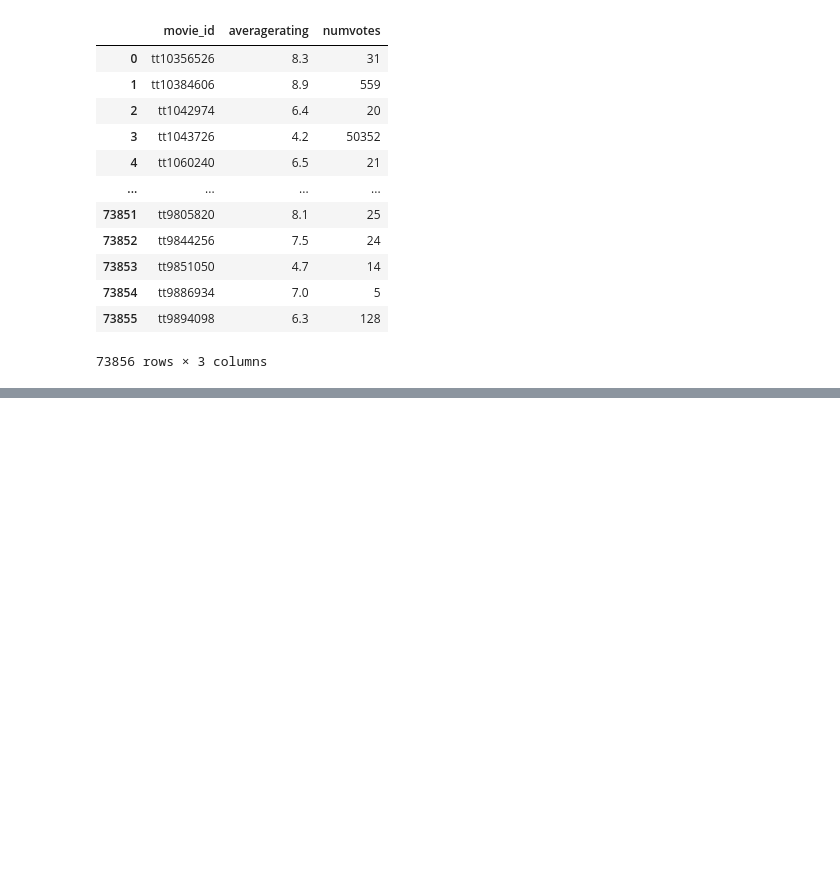
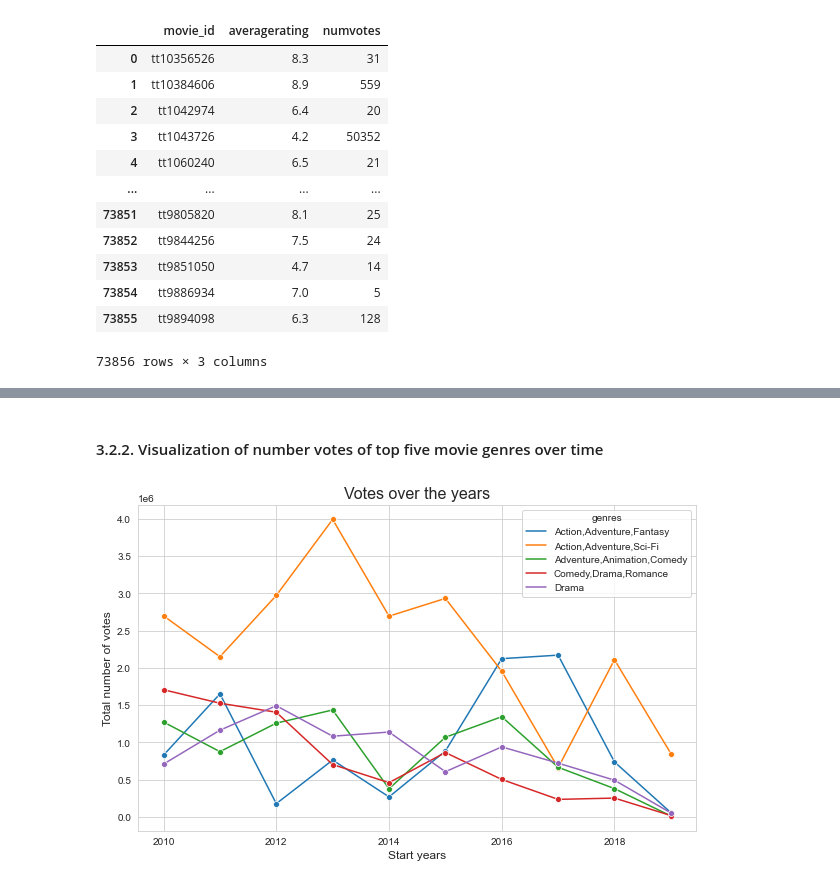
Before and after one commit to mkiganane20/Group3_Phase_Two_Project, a Jupyter notebook: group3_phase_two_project.ipynb, the cells around one changed output, grey strips where cells are left out. Cells and saved outputs as stored; diff of their text form; code cells hidden in the pictures; blank space fills up the shorter version.

```diff
--- a/group3_phase_two_project.ipynb
+++ b/group3_phase_two_project.ipynb
@@ -158,0 +202,15 @@ data
+# %%
+# Total number of votes and ratings of top 5 movies over the years
+q = """
+    SELECT genres, start_year, SUM(numvotes) AS Total_numvotes, AVG(averagerating) AS Avg_averagerating
+      FROM movie_basics
+           JOIN movie_ratings
+           USING(movie_id)
+    WHERE genres IS NOT NULL
+  GROUP BY genres, start_year
+    HAVING genres == 'Action,Adventure,Sci-Fi' OR genres =='Action,Adventure,Fantasy' OR genres == 'Adventure,Animation,Comedy' OR genres == 'Drama' OR genres =='Comedy,Drama,Romance'
+  ORDER BY genres, Total_numvotes DESC;
+
+    """
+genres_votes_over_years = pd.read_sql(q, conn)
+genres_votes_over_years.head()
@@ -158,0 +224,16 @@ data
+# %% [markdown]
+#### 3.2.2. Visualization of number votes of top five movie genres over time
+# %%
+# plot top 5 genres and total number of voters over the years
+plt.figure(figsize=(10, 6))
+sns.lineplot(data= genres_votes_over_years, x='start_year', y='Total_numvotes', hue='genres', marker='o')
+
+# Customizing the plot
+plt.title('Votes over the years', fontsize=16)
+plt.xlabel('Start years', fontsize=12)
+plt.ylabel('Total number of votes', fontsize=12)
+plt.grid(True)
+plt.legend(title='genres')
+plt.show()
+# %% [output]
+[figure, added]
```
Also changed, not shown: parts of 25 cells of this notebook.
